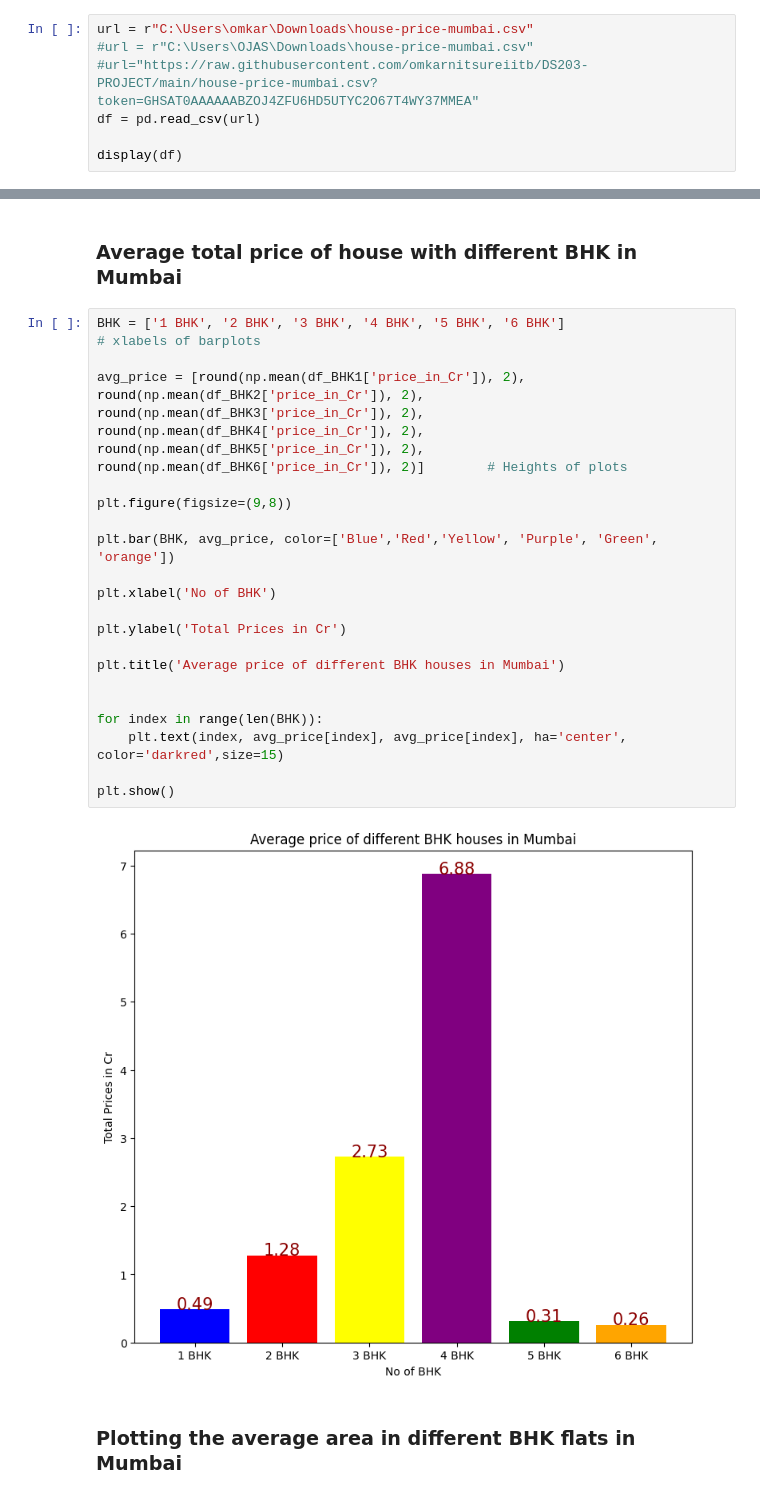
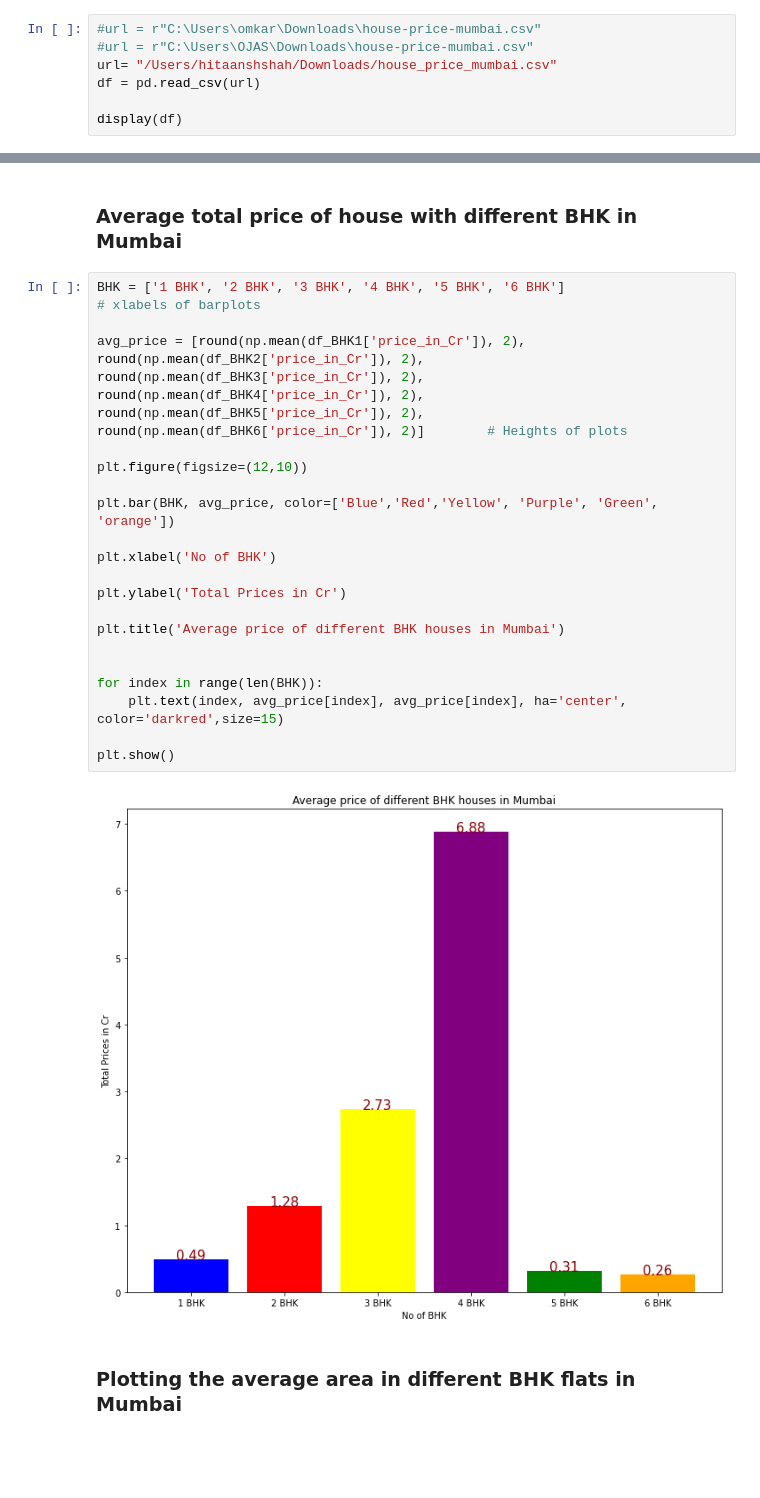
Before and after one commit to Ojas1905/DS203-PROJECT, a Jupyter notebook: DS203_PROJECT.ipynb, the cells around one changed output, grey strips where cells are left out. Saved outputs shown, nothing was run; the diff lists cells and outputs as text; blank space fills up the shorter version.

```diff
--- a/DS203_PROJECT.ipynb
+++ b/DS203_PROJECT.ipynb
@@ -19,9 +19,9 @@ import statistics as st
 # %% [markdown]
 ## Reading csv file into a DataFrame
 # %%
-url = r"C:\Users\omkar\Downloads\house-price-mumbai.csv"
+#url = r"C:\Users\omkar\Downloads\house-price-mumbai.csv"
 #url = r"C:\Users\OJAS\Downloads\house-price-mumbai.csv"
-#url="https://raw.githubusercontent.com/omkarnitsureiitb/DS203-PROJECT/main/house-price-mumbai.csv?token=GHSAT0AAAAAABZOJ4ZFU6HD5UTYC2O67T4WY37MMEA"
+url= "/Users/hitaanshshah/Downloads/house_price_mumbai.csv"
 df = pd.read_csv(url)
 
 display(df)
@@ -194,25 +194,25 @@ Average price per sqft in Mumbai is 11.94 Thousand Rupees
 # %%
 BHK = ['1 BHK', '2 BHK', '3 BHK', '4 BHK', '5 BHK', '6 BHK']                    # xlabels of barplots
 
 avg_price = [round(np.mean(df_BHK1['price_in_Cr']), 2), round(np.mean(df_BHK2['price_in_Cr']), 2), round(np.mean(df_BHK3['price_in_Cr']), 2), round(np.mean(df_BHK4['price_in_Cr']), 2), round(np.mean(df_BHK5['price_in_Cr']), 2), round(np.mean(df_BHK6['price_in_Cr']), 2)]        # Heights of plots
 
-plt.figure(figsize=(9,8))
+plt.figure(figsize=(12,10))
 
 plt.bar(BHK, avg_price, color=['Blue','Red','Yellow', 'Purple', 'Green', 'orange'])
 
 plt.xlabel('No of BHK')
 
 plt.ylabel('Total Prices in Cr')
 
 plt.title('Average price of different BHK houses in Mumbai')
 
 
 for index in range(len(BHK)):
     plt.text(index, avg_price[index], avg_price[index], ha='center', color='darkred',size=15)
 
 plt.show()
 # %% [output]
-[figure, old version]
+[figure, new version]
 # %% [markdown]
 ### Plotting the average area in different BHK flats in Mumbai
 # %%
```
Also changed, not shown: parts of 16 cells of this notebook.
